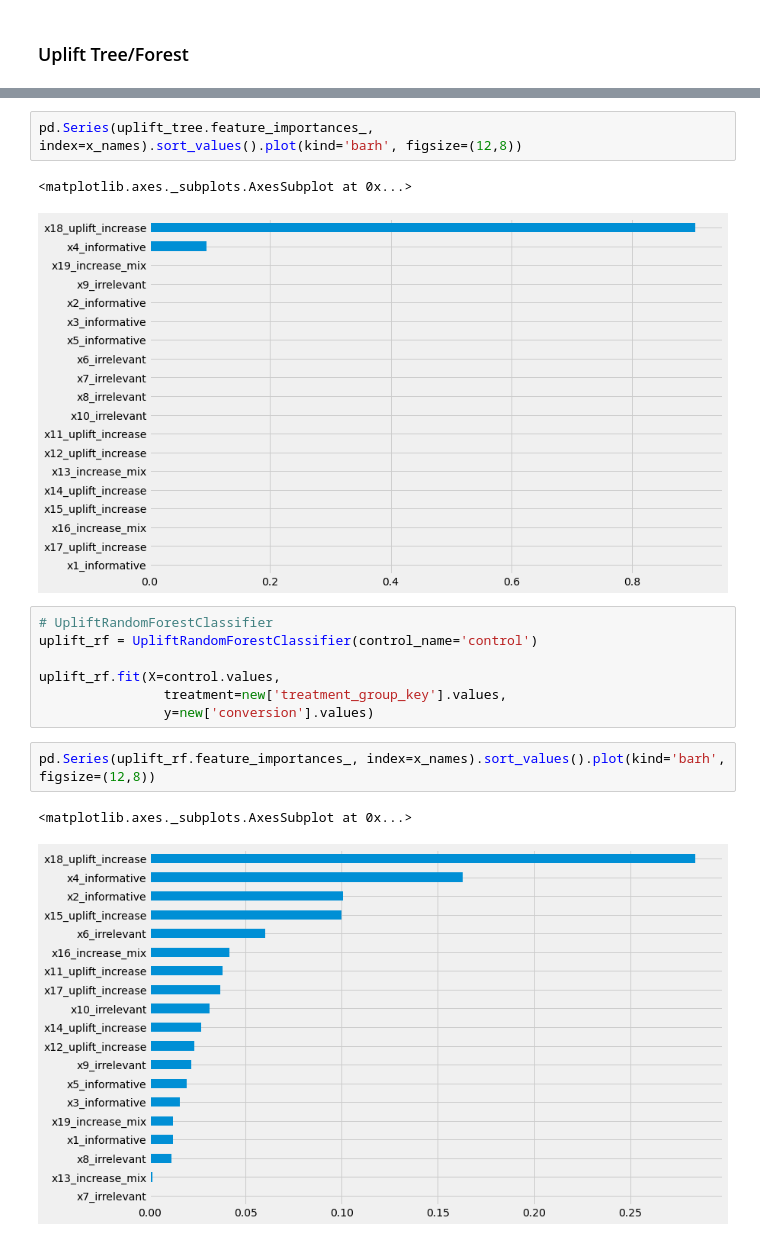
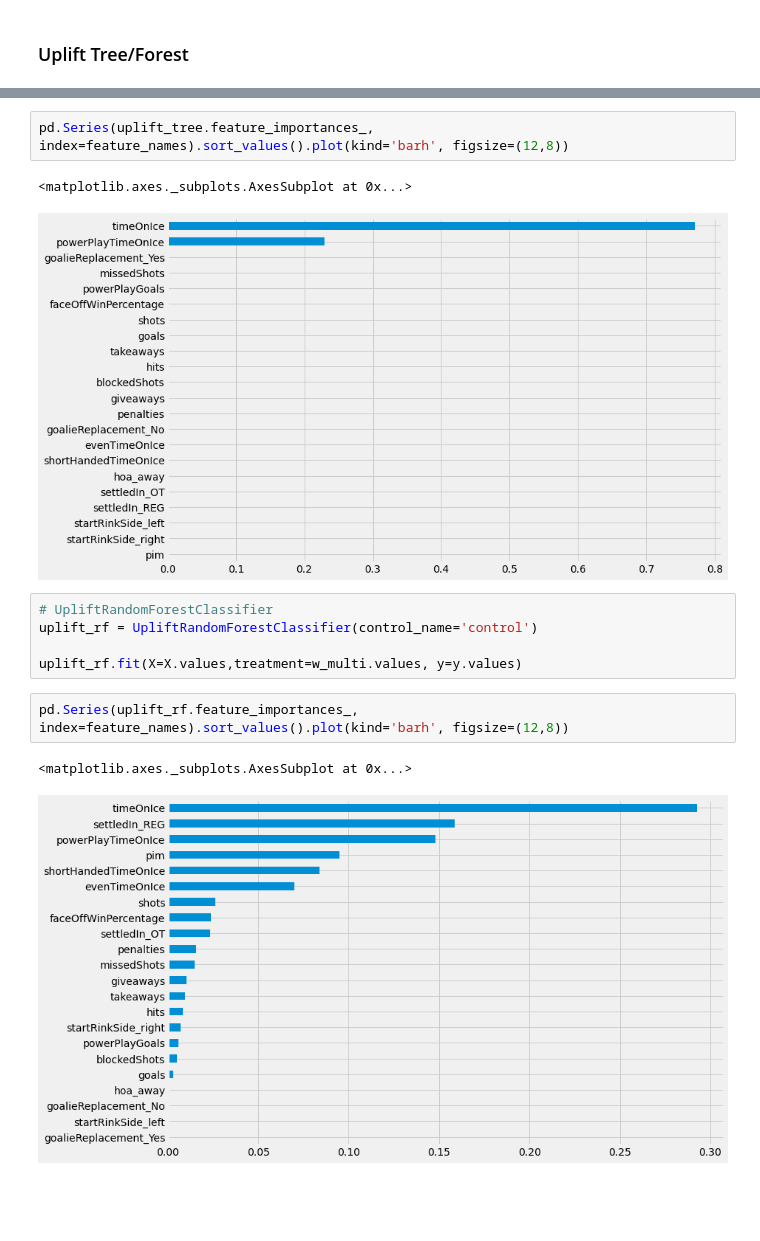
Before and after one commit to McGill-MMA-EnterpriseAnalytics/NHL-Game, a Jupyter notebook: NHL_Causal_Inference.ipynb, the cells around one changed output, grey strips where cells are left out. Cells and saved outputs as stored; diff of their text form; blank space fills up the shorter version.

Commit message:
Update causal analysis on Uplift tree

```diff
--- a/NHL_Causal_Inference.ipynb
+++ b/NHL_Causal_Inference.ipynb
@@ -516,17 +511,15 @@ uplift_tree.fit(X=control.values,
 # %%
-pd.Series(uplift_tree.feature_importances_, index=x_names).sort_values().plot(kind='barh', figsize=(12,8))
+pd.Series(uplift_tree.feature_importances_, index=feature_names).sort_values().plot(kind='barh', figsize=(12,8))
 # %% [output]
 <matplotlib.axes._subplots.AxesSubplot at 0x...>
-[figure, old version]
+[figure, new version]
 # %%
 # UpliftRandomForestClassifier
 uplift_rf = UpliftRandomForestClassifier(control_name='control')
 
-uplift_rf.fit(X=control.values,
-                treatment=new['treatment_group_key'].values,
-                y=new['conversion'].values)
+uplift_rf.fit(X=X.values,treatment=w_multi.values, y=y.values)
 # %%
-pd.Series(uplift_rf.feature_importances_, index=x_names).sort_values().plot(kind='barh', figsize=(12,8))
+pd.Series(uplift_rf.feature_importances_, index=feature_names).sort_values().plot(kind='barh', figsize=(12,8))
 # %% [output]
 <matplotlib.axes._subplots.AxesSubplot at 0x...>
-[figure, old version]
+[figure, new version]
```
Also changed, not shown: parts of 2 cells of this notebook.
